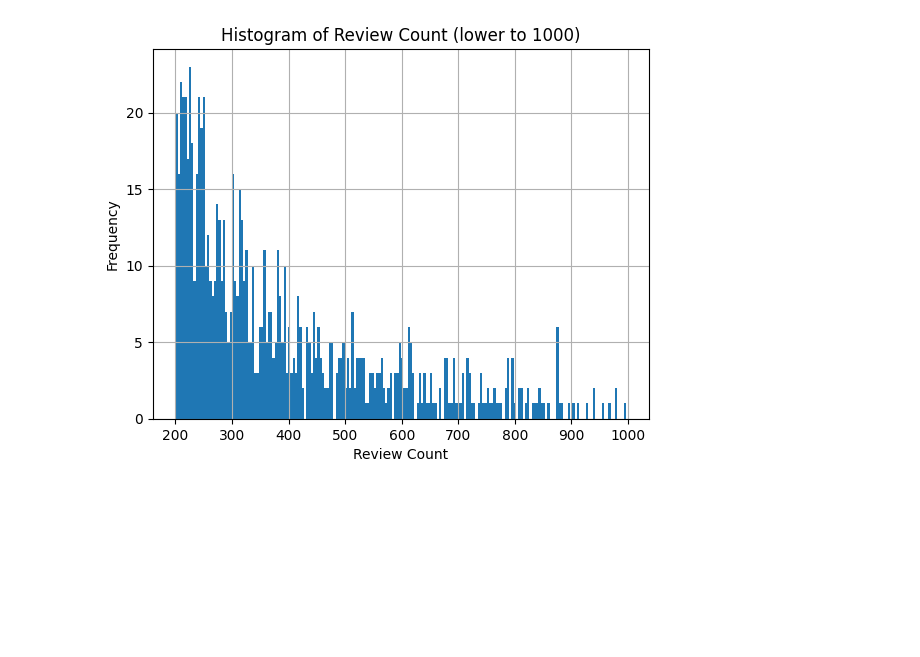
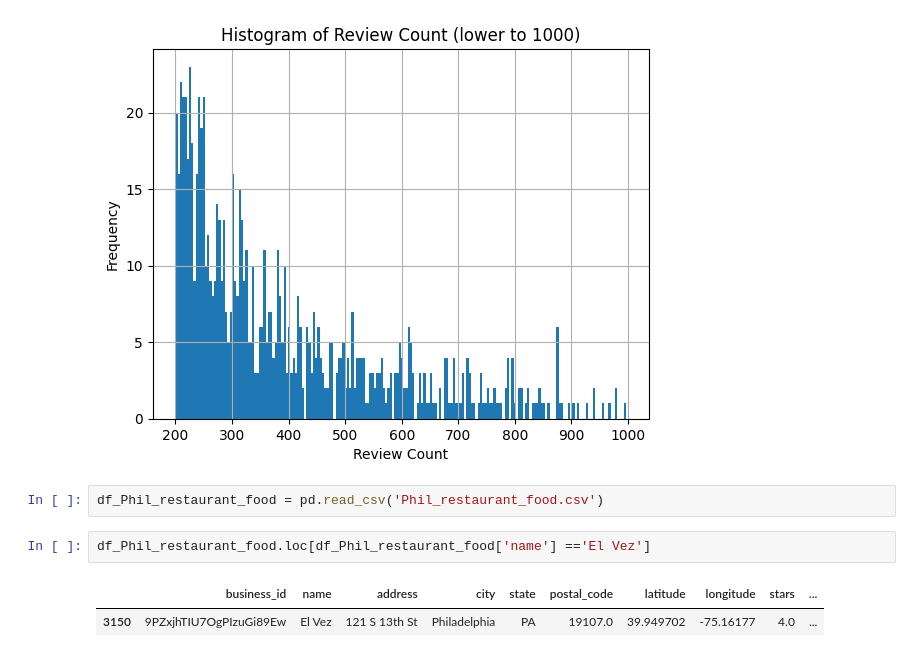
Before and after one commit to EthanWTL/TravelBlogs, a Jupyter notebook: Datasets/YelpDataAnalysis.ipynb, the cells around one changed output. Cells and saved outputs as stored; diff of their text form; blank space fills up the shorter version.

```diff
--- a/Datasets/YelpDataAnalysis.ipynb
+++ b/Datasets/YelpDataAnalysis.ipynb
@@ -229,3 +229,10 @@ plt.title('Histogram of Review Count (lower to 1000)')
 plt.show()
 # %% [output]
 [figure]
+# %%
+df_Phil_restaurant_food = pd.read_csv('Phil_restaurant_food.csv')
+# %%
+df_Phil_restaurant_food.loc[df_Phil_restaurant_food['name'] =='El Vez']
+# %% [output]
+|  | business_id | name | address | city | state | postal_code | latitude | longitude | stars | ... |
+| 3150 | 9PZxjhTIU7OgPIzuGi89Ew | El Vez | 121 S 13th St | Philadelphia | PA | 19107.0 | 39.949702 | -75.16177 | 4.0 | ... |
```
Also changed, not shown: parts of 15 cells of this notebook, 7 other files.
